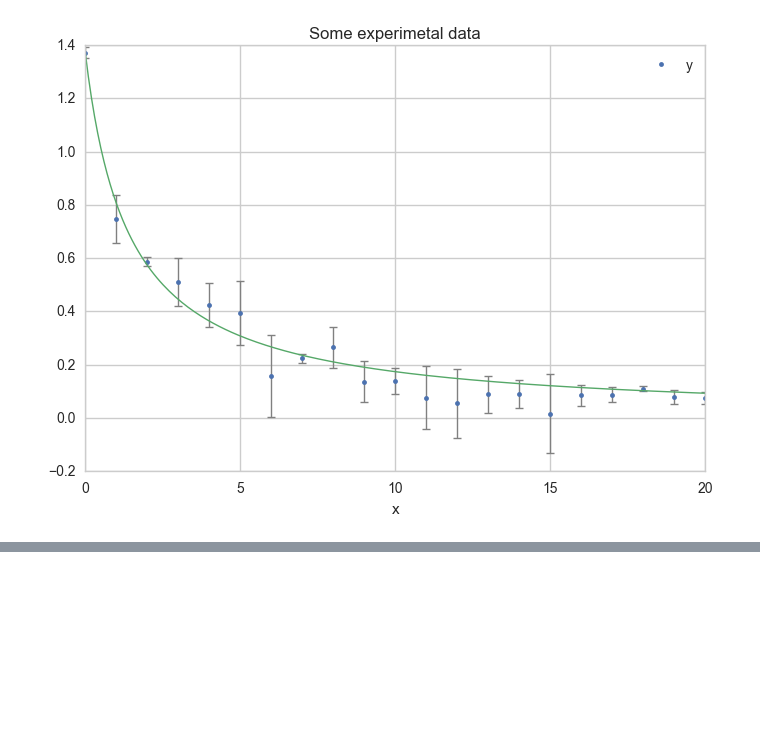
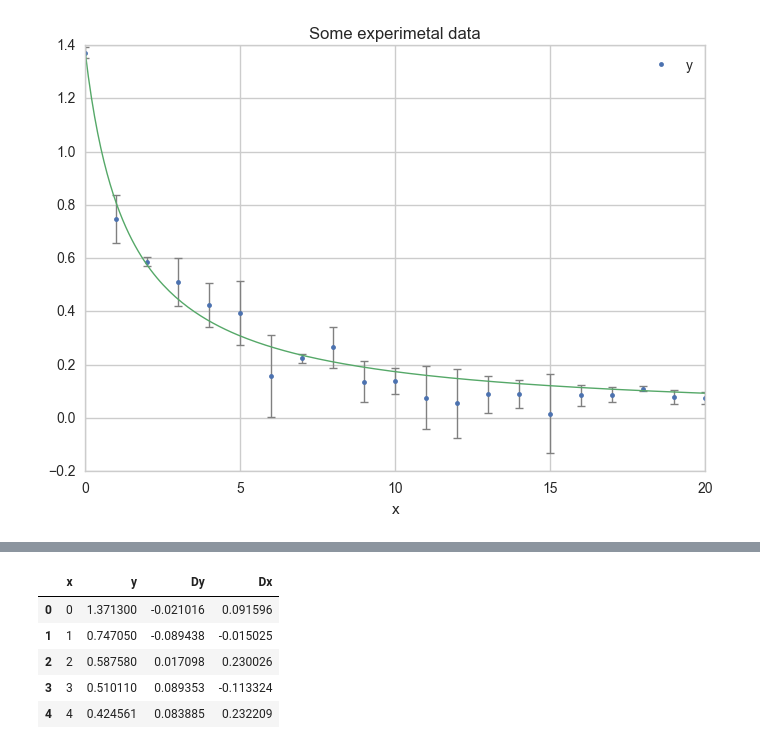
Before and after one commit to gVallverdu/cookbook, a Jupyter notebook: curve_fit.ipynb, the cells around one changed output, grey strips where cells are left out. Saved outputs shown, nothing was run; the diff lists cells and outputs as text; code cells hidden in the pictures; blank space fills up the shorter version.

```diff
--- a/curve_fit.ipynb
+++ b/curve_fit.ipynb
@@ -54,7 +60,7 @@ $$f(x) = \ln \dfrac{(a + x)^2}{(x-c)^2}$$
 
 First, we define a function corresponding to the model :
 # %%
-def model(x, a, c):
+def f_model(x, a, c):
     return pd.np.log((a + x)**2 / (x - c)**2)
 # %% [markdown]
 ### Second step : initialisation of parameters
@@ -179,0 +203,13 @@ ax.plot(x, model(x, a_opt, c_opt), linewidth=1)
+# %%
+nval = len(df)
+del df["model"]
+Dx = [np.random.normal(0.3, 0.2) for i in range(nval)]
+df["Dx"] = Dx
+df.head()
+# %% [output]
+|  | x | y | Dy | Dx |
+| 0 | 0 | 1.371300 | -0.021016 | 0.091596 |
+| 1 | 1 | 0.747050 | -0.089438 | -0.015025 |
+| 2 | 2 | 0.587580 | 0.017098 | 0.230026 |
+| 3 | 3 | 0.510110 | 0.089353 | -0.113324 |
+| 4 | 4 | 0.424561 | 0.083885 | 0.232209 |
```
Also changed, not shown: parts of 24 cells of this notebook, 1 other file.
